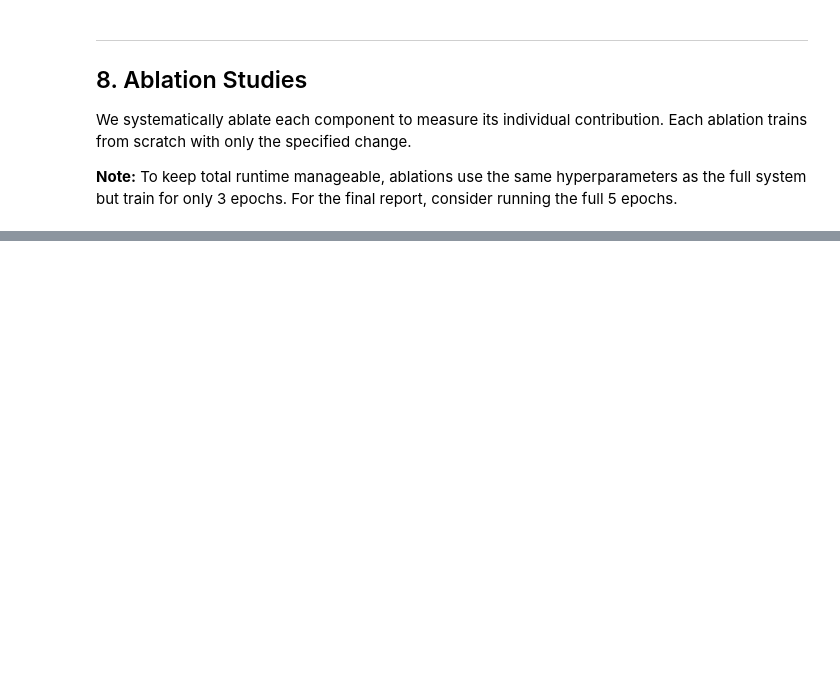
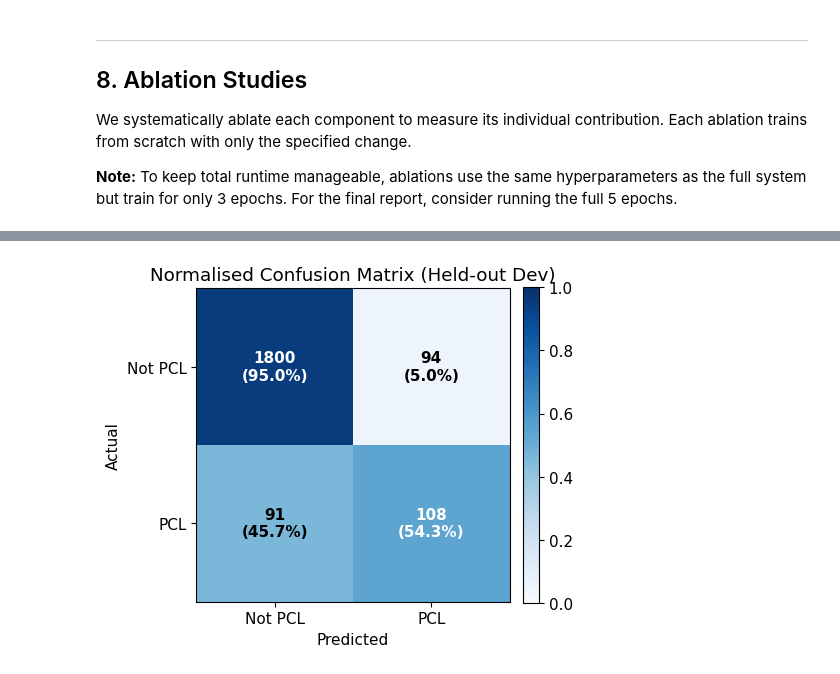
Before and after one commit to VinayMohan0409/NLP_PCL_detection, a Jupyter notebook: bestmodel.ipynb, the cells around one changed output, grey strips where cells are left out. Saved outputs shown, nothing was run; the diff lists cells and outputs as text; code cells hidden in the pictures; blank space fills up the shorter version.

```diff
--- a/bestmodel.ipynb
+++ b/bestmodel.ipynb
@@ -1175,0 +1288,43 @@ NameError: name 'ablation_results' is not defined
+# %%
+from sklearn.metrics import confusion_matrix
+import matplotlib.pyplot as plt
+import numpy as np
+
+# predictions on DEV using VAL-tuned threshold
+dev_preds_at_thr = (dev_scores >= best_threshold).astype(int)
+
+# confusion matrix
+cm = confusion_matrix(dev_labels, dev_preds_at_thr)
+tn, fp, fn, tp = cm.ravel()
+
+# normalised confusion matrix (row-normalised)
+cm_norm = cm.astype(float) / cm.sum(axis=1, keepdims=True)
+
+fig, ax = plt.subplots(figsize=(5, 5))
+
+im = ax.imshow(cm_norm, cmap="Blues", vmin=0, vmax=1)
+
+ax.set_xticks([0, 1])
+ax.set_yticks([0, 1])
+ax.set_xticklabels(["Not PCL", "PCL"])
+ax.set_yticklabels(["Not PCL", "PCL"])
+ax.set_xlabel("Predicted")
+ax.set_ylabel("Actual")
+ax.set_title("Normalised Confusion Matrix (Held-out Dev)")
+
+# Annotate cells with count + percentage
+for i in range(2):
+    for j in range(2):
+        ax.text(
+            j, i,
+            f"{cm[i, j]}\n({cm_norm[i, j]:.1%})",
+            ha="center", va="center",
+            color="white" if cm_norm[i, j] > 0.5 else "black",
+            fontsize=11, fontweight="bold"
+        )
+
+plt.colorbar(im, fraction=0.046, pad=0.04)
+plt.tight_layout()
+plt.show()
+# %% [output]
+[figure, added]
```
Also changed, not shown: parts of 26 cells of this notebook, 4 other files.
